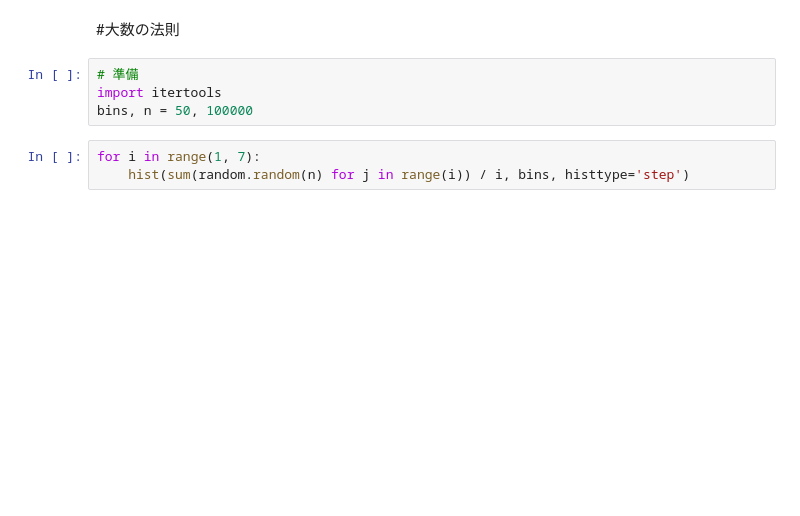
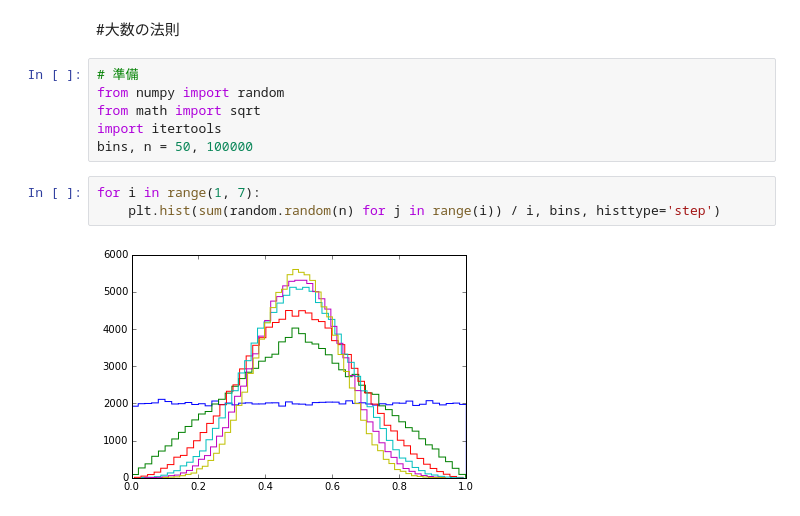
Before and after one commit to Tsutomu-KKE/ipytest, a Jupyter notebook: law of large numbers.ipynb, the cells around one changed output. Cells and saved outputs as stored; diff of their text form; blank space fills up the shorter version.

```diff
--- a/law of large numbers.ipynb
+++ b/law of large numbers.ipynb
@@ -2,10 +2,14 @@
 #大数の法則
 # %%
 # 準備
+from numpy import random
+from math import sqrt
 import itertools
 bins, n = 50, 100000
 # %%
 for i in range(1, 7):
-    hist(sum(random.random(n) for j in range(i)) / i, bins, histtype='step')
+    plt.hist(sum(random.random(n) for j in range(i)) / i, bins, histtype='step')
+# %% [output]
+[figure, added]
 # %%
 for i in range(1, 13):
```
Also changed, not shown: parts of 5 cells of this notebook.
